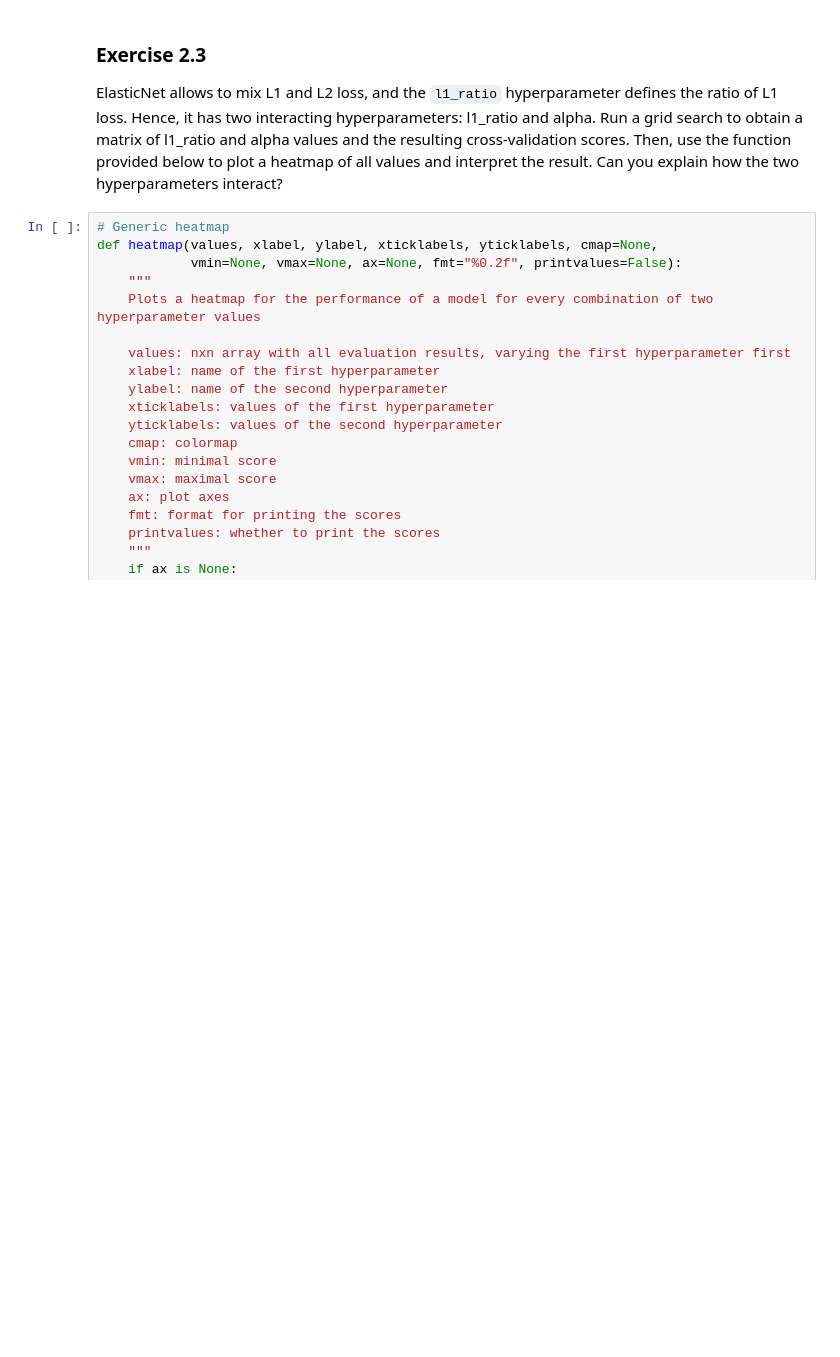
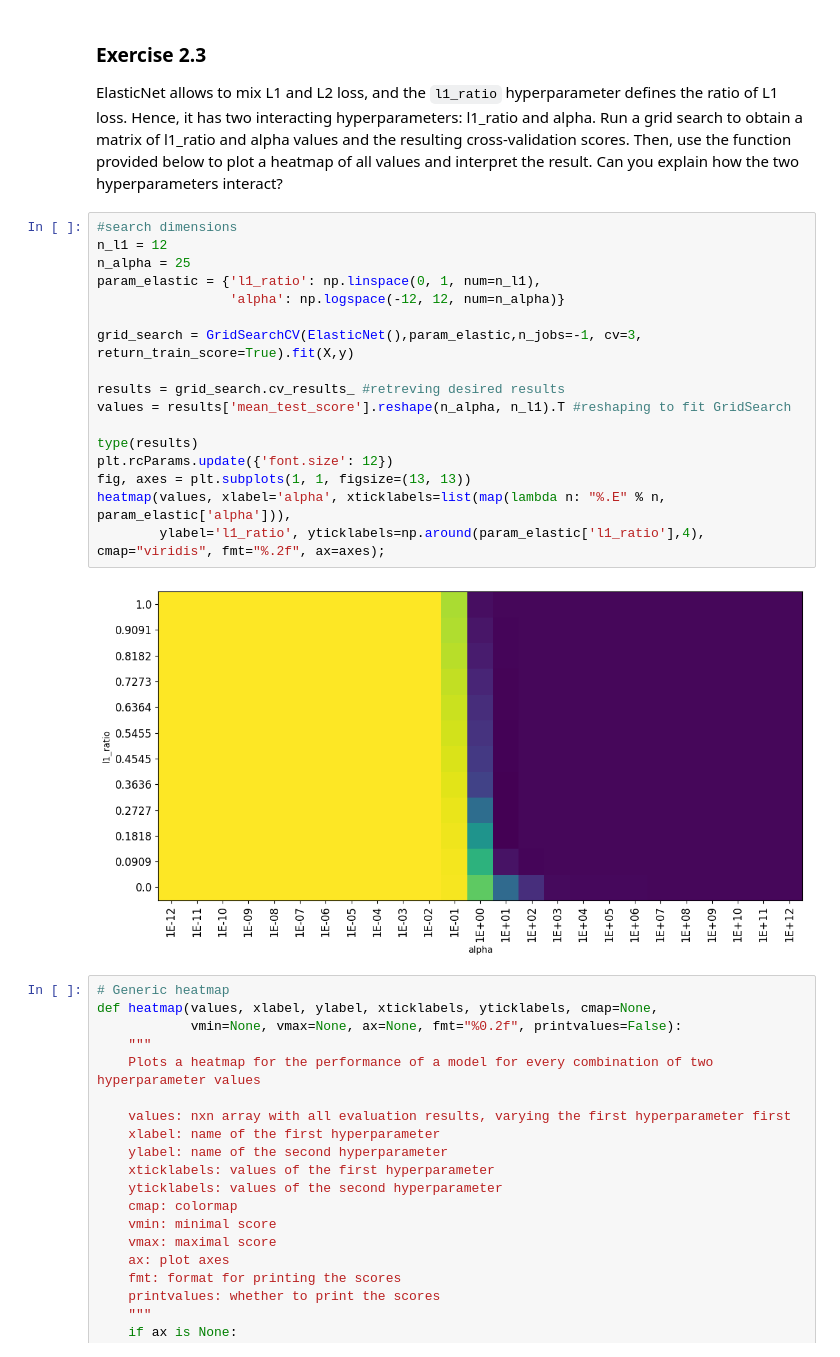
Before and after one commit to benGmaker/MachineLearningBenGortemaker, a Jupyter notebook: labs/Lab 1a - Linear Models for Regression.ipynb, the cells around one changed output. Cells and saved outputs as stored; diff of their text form; blank space fills up the shorter version.

```diff
--- a/labs/Lab 1a - Linear Models for Regression.ipynb
+++ b/labs/Lab 1a - Linear Models for Regression.ipynb
@@ -199,6 +199,25 @@ Interpret the plots. When are the methods underfitting? When are they overfittin
 # %% [markdown]
 ### Exercise 2.3
 ElasticNet allows to mix L1 and L2 loss, and the `l1_ratio` hyperparameter defines the ratio of L1 loss. Hence, it has two interacting hyperparameters: l1_ratio and alpha. Run a grid search to obtain a matrix of l1_ratio and alpha values and the resulting cross-validation scores. Then, use the function provided below to plot a heatmap of all values and interpret the result. Can you explain how the two hyperparameters interact?
+# %%
+#search dimensions
+n_l1 = 12
+n_alpha = 25
+param_elastic = {'l1_ratio': np.linspace(0, 1, num=n_l1),
+                 'alpha': np.logspace(-12, 12, num=n_alpha)}
+
+grid_search = GridSearchCV(ElasticNet(),param_elastic,n_jobs=-1, cv=3, return_train_score=True).fit(X,y)
+
+results = grid_search.cv_results_ #retreving desired results
+values = results['mean_test_score'].reshape(n_alpha, n_l1).T #reshaping to fit GridSearch
+
+type(results)
+plt.rcParams.update({'font.size': 12})
+fig, axes = plt.subplots(1, 1, figsize=(13, 13))
+heatmap(values, xlabel='alpha', xticklabels=list(map(lambda n: "%.E" % n, param_elastic['alpha'])),
+        ylabel='l1_ratio', yticklabels=np.around(param_elastic['l1_ratio'],4), cmap="viridis", fmt="%.2f", ax=axes);
+# %% [output]
+[figure, added]
 # %%
 # Generic heatmap
 def heatmap(values, xlabel, ylabel, xticklabels, yticklabels, cmap=None,
```
Also changed, not shown: parts of 1 cell of this notebook.
